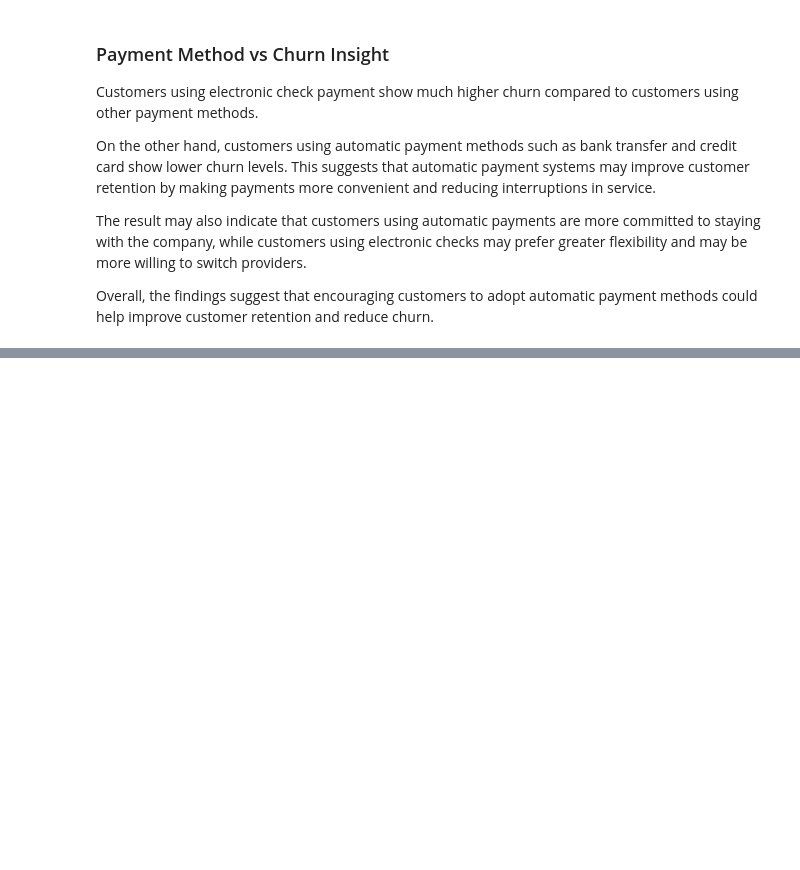
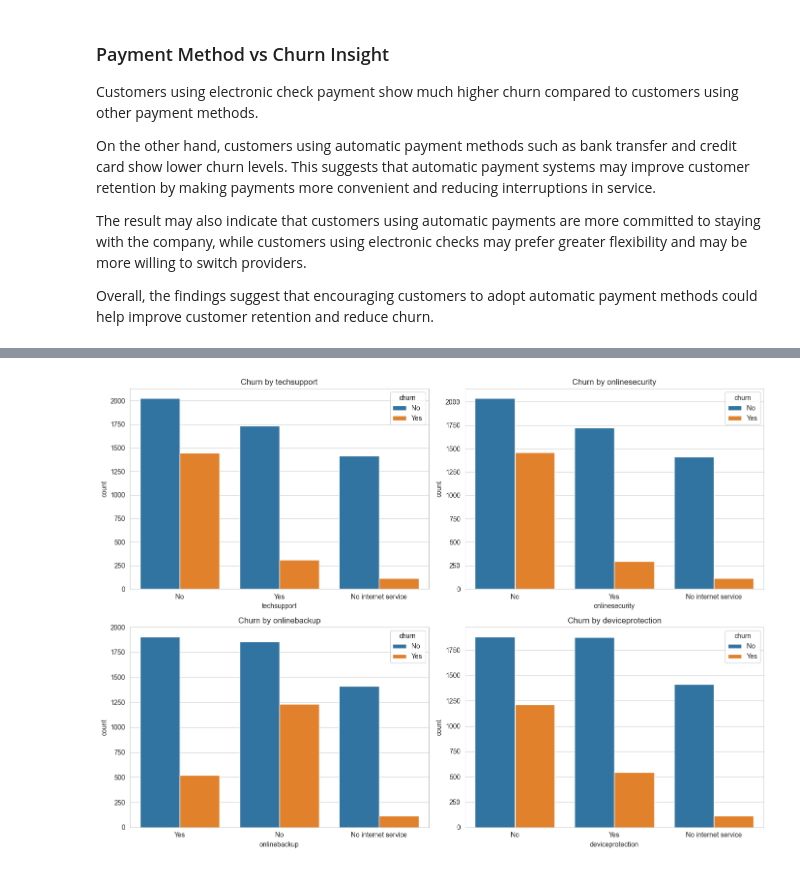
Before and after one commit to davidmba819/Customer-churn-ML, a Jupyter notebook: notebooks/EDA.ipynb, the cells around one changed output, grey strips where cells are left out. Saved outputs shown, nothing was run; the diff lists cells and outputs as text; code cells hidden in the pictures; blank space fills up the shorter version.

```diff
--- a/notebooks/EDA.ipynb
+++ b/notebooks/EDA.ipynb
@@ -535,0 +630,26 @@ Overall, the findings suggest that encouraging customers to adopt automatic paym
+# %%
+# Compare churn across support-related services
+
+support_cols = [
+    'techsupport',
+    'onlinesecurity',
+    'onlinebackup',
+    'deviceprotection'
+]
+
+fig, axes = plt.subplots(2, 2, figsize=(14,10))
+
+for ax, col in zip(axes.flatten(), support_cols):
+
+    sns.countplot(data=eda_df,
+                  x=col,
+                  hue='churn',
+                  ax=ax)
+
+    ax.set_title(f'Churn by {col}')
+
+plt.tight_layout()
+
+plt.show()
+# %% [output]
+[figure, added]
```
Also changed, not shown: parts of 11 cells of this notebook, 1 other file.
